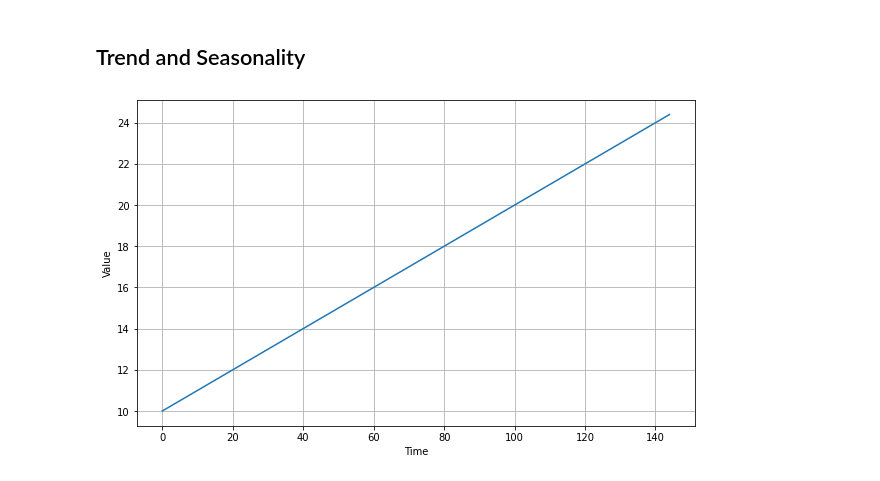
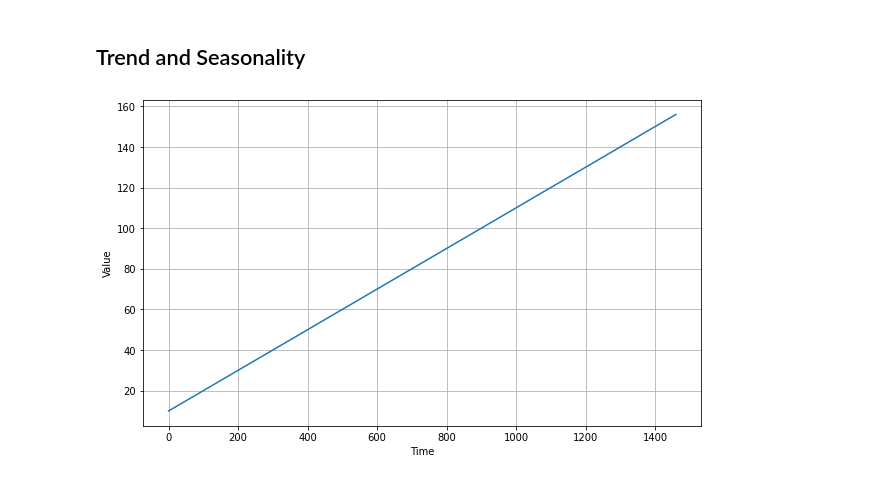
Before and after one commit to ritesh-chafer/Time-Series-Forecasting, a Jupyter notebook: common_patterns.ipynb, the cells around one changed output. Saved outputs shown, nothing was run; the diff lists cells and outputs as text; code cells hidden in the pictures.

```diff
--- a/common_patterns.ipynb
+++ b/common_patterns.ipynb
@@ -19,15 +19,15 @@ def plot_series(time, series, format="-", start=0, end=None, label=None):
 def trend(time, slope=0):
     return slope * time
 # %%
-time = np.arange(4 * 36 +1)
+time = np.arange(4 * 365 + 1)
 baseline = 10
 series = baseline + trend(time, 0.1)
 
-plt.figure(figsize=(10,6))
+plt.figure(figsize=(10, 6))
 plot_series(time, series)
 plt.show()
 # %% [output]
-[figure, old version]
+[figure, new version]
 # %%
 time
 # %% [output]
```
Also changed, not shown: parts of 7 cells of this notebook.
